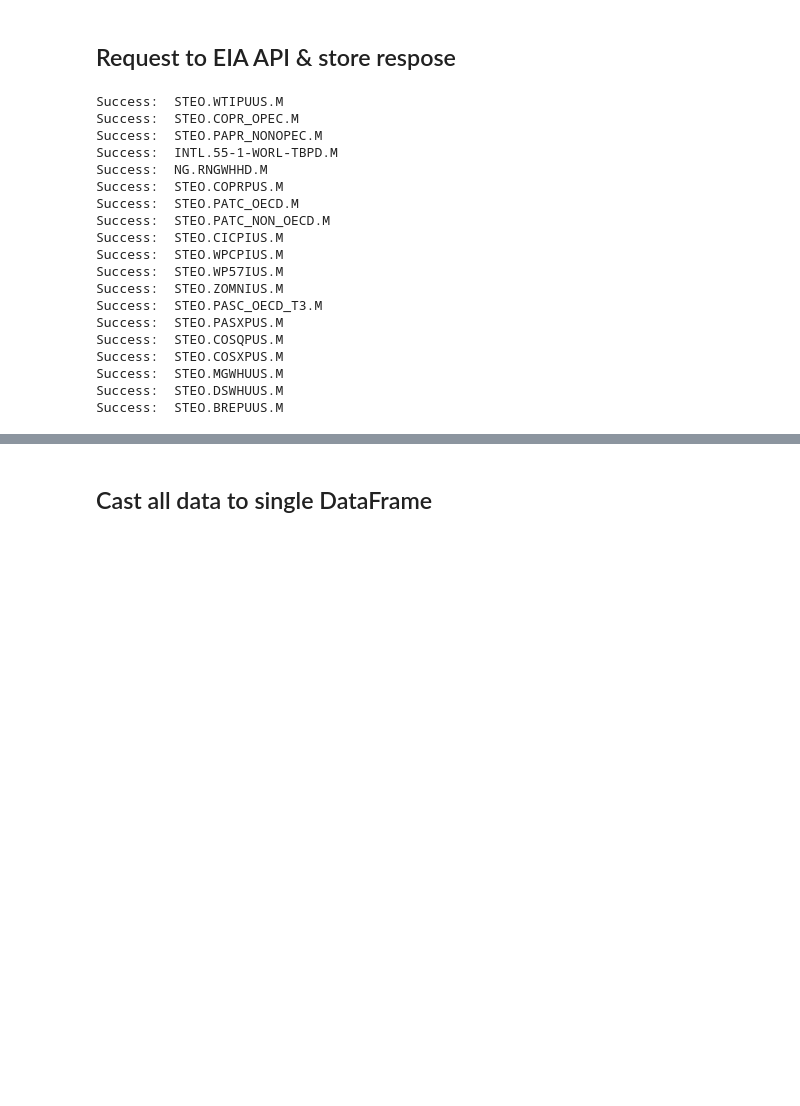
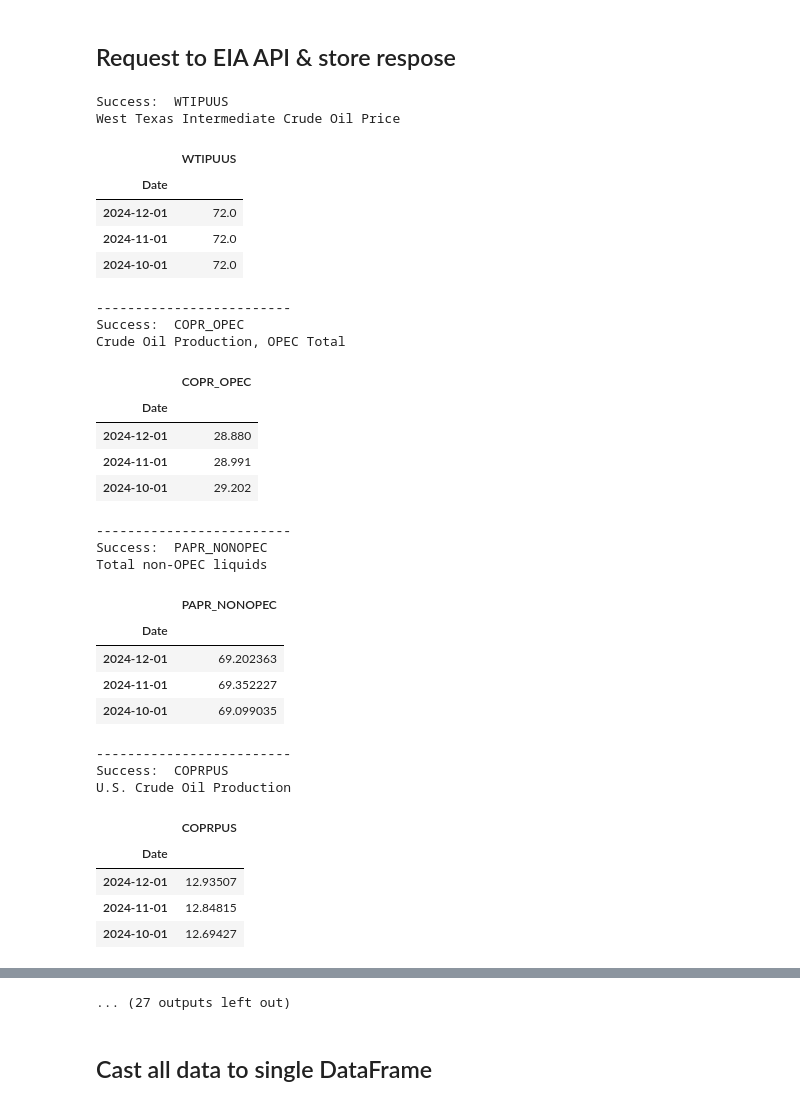
Before and after one commit to faridjn/WTI_Crude_Oil_Price_Prediction_Using_ML, a Jupyter notebook: notebooks/1.1_eia_read&save_raw.ipynb, the cells around one changed output, grey strips where cells are left out. Drawn from its saved outputs; the diff is of its cells as text; code cells hidden in the pictures; blank space fills up the shorter version.

```diff
--- a/notebooks/1.1_eia_read&save_raw.ipynb
+++ b/notebooks/1.1_eia_read&save_raw.ipynb
@@ -81,46 +109,70 @@ FEATURE_KEYS = [
 # %%
 # Initialize list; this is the final list that will store all the data from the json pull.
 read_data = []
+feature_description = {}
 
 # Pull in data via EIA API
-for i in range(len(FEATURE_KEYS)):
-    url = 'http://api.eia.gov/series/?api_key=' + api_key +'&series_id=' + FEATURE_KEYS[i]
+for feature_id in list(feature_list.keys()):
+
+    url, description_field = get_url_eia_api(feature_list, feature_id)
 
     r = requests.get(url)
     json_data = r.json()
 
     if r.status_code == 200:
-        print('Success: ', FEATURE_KEYS[i])
+        print('Success: ', feature_id)
     else:
         print('Error!')
 
-    # Cast the json pull to pandas dataframe
-    df = pd.DataFrame(json_data.get('series')[0].get('data'),
-                      columns = ['Date', FEATURE_NAMES[i]])
-    df['Date'] = pd.to_datetime(df['Date'], format='%Y%m', errors="raise")
+
+    #get seriesDescription
+    feature_description[feature_id] = json_data['response']['data'][0][description_field]
+    print(feature_description[feature_id])
+
+    # Cast data from the json pull to pandas dataframe
+    df = pd.DataFrame(json_data['response']['data'], columns = ['period', 'value'])
+
+    #rename columns
+    df.columns = ['Date', feature_id]
+
+    # Chage datetime and set as index
+    df['Date'] = pd.to_datetime(df['Date'], format='%Y-%m', errors="raise")
     df.set_index('Date', drop=True, inplace=True)
 
-    #display(df.head(3).T)
+    display(df.head(3))
 
     # Concat the pandas dataframe into a list
     read_data.append(df)
+    print('\n-------------------------')
 # %% [output]
-Success:  STEO.WTIPUUS.M
-Success:  STEO.COPR_OPEC.M
-Success:  STEO.PAPR_NONOPEC.M
-Success:  INTL.55-1-WORL-TBPD.M
-Success:  NG.RNGWHHD.M
-Success:  STEO.COPRPUS.M
-Success:  STEO.PATC_OECD.M
-Success:  STEO.PATC_NON_OECD.M
-Success:  STEO.CICPIUS.M
-Success:  STEO.WPCPIUS.M
-Success:  STEO.WP57IUS.M
-Success:  STEO.ZOMNIUS.M
-Success:  STEO.PASC_OECD_T3.M
-Success:  STEO.PASXPUS.M
-Success:  STEO.COSQPUS.M
-Success:  STEO.COSXPUS.M
-Success:  STEO.MGWHUUS.M
-Success:  STEO.DSWHUUS.M
-Success:  STEO.BREPUUS.M
+Success:  WTIPUUS
+West Texas Intermediate Crude Oil Price
+|  | WTIPUUS |
+| Date |  |
+| 2024-12-01 | 72.0 |
+| 2024-11-01 | 72.0 |
+| 2024-10-01 | 72.0 |
+-------------------------
+Success:  COPR_OPEC
+Crude Oil Production, OPEC Total
+|  | COPR_OPEC |
+| Date |  |
+| 2024-12-01 | 28.880 |
+| 2024-11-01 | 28.991 |
+| 2024-10-01 | 29.202 |
+-------------------------
+Success:  PAPR_NONOPEC
+Total non-OPEC liquids
+|  | PAPR_NONOPEC |
+| Date |  |
+| 2024-12-01 | 69.202363 |
+| 2024-11-01 | 69.352227 |
+| 2024-10-01 | 69.099035 |
+-------------------------
+Success:  COPRPUS
+U.S. Crude Oil Production
+|  | COPRPUS |
+| Date |  |
+| 2024-12-01 | 12.93507 |
+| 2024-11-01 | 12.84815 |
+| 2024-10-01 | 12.69427 |
@@ -127,3 +195,4 @@ Success:  STEO.BREPUUS.M
+... (27 outputs left out)
 # %% [markdown]
 ## Cast all data to single DataFrame
 # %% [markdown]
```
Also changed, not shown: parts of 10 cells of this notebook.
